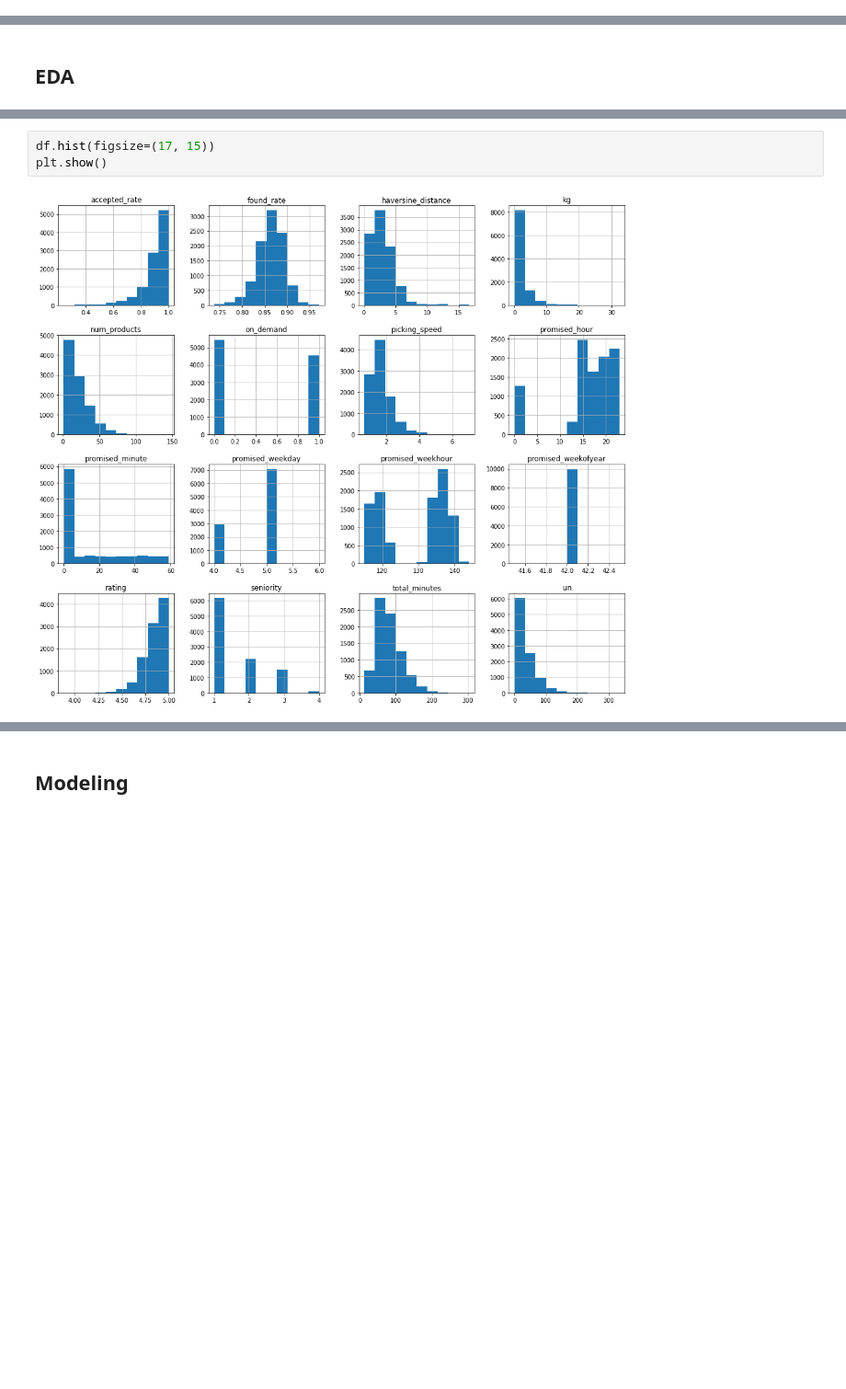
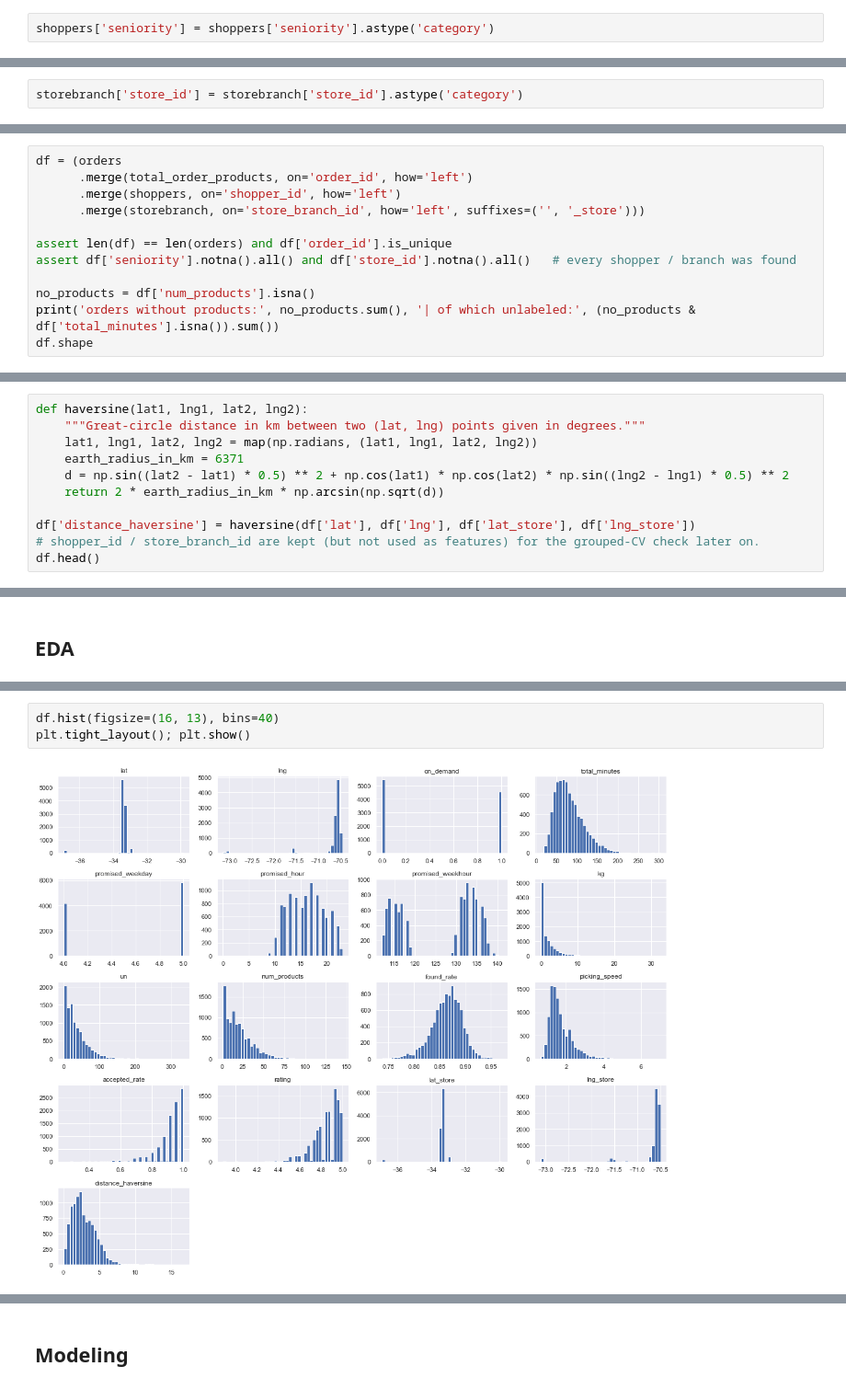
Before and after one commit to rodferro/shopper-time-prediction, a Jupyter notebook: case-ml.ipynb, the cells around one changed output, grey strips where cells are left out. Shown at 92% size. Cells and saved outputs as stored; diff of their text form; blank space fills up the shorter version.

```diff
--- a/case-ml.ipynb
+++ b/case-ml.ipynb
@@ -370,0 +178,2 @@ df.head()
+# %%
+shoppers['seniority'] = shoppers['seniority'].astype('category')
@@ -370,0 +199,2 @@ df.head()
+# %%
+storebranch['store_id'] = storebranch['store_id'].astype('category')
@@ -370,0 +208,12 @@ df.head()
+# %%
+df = (orders
+      .merge(total_order_products, on='order_id', how='left')
+      .merge(shoppers, on='shopper_id', how='left')
+      .merge(storebranch, on='store_branch_id', how='left', suffixes=('', '_store')))
+
+assert len(df) == len(orders) and df['order_id'].is_unique
+assert df['seniority'].notna().all() and df['store_id'].notna().all()   # every shopper / branch was found
+
+no_products = df['num_products'].isna()
+print('orders without products:', no_products.sum(), '| of which unlabeled:', (no_products & df['total_minutes'].isna()).sum())
+df.shape
@@ -370,0 +229,11 @@ df.head()
+# %%
+def haversine(lat1, lng1, lat2, lng2):
+    """Great-circle distance in km between two (lat, lng) points given in degrees."""
+    lat1, lng1, lat2, lng2 = map(np.radians, (lat1, lng1, lat2, lng2))
+    earth_radius_in_km = 6371
+    d = np.sin((lat2 - lat1) * 0.5) ** 2 + np.cos(lat1) * np.cos(lat2) * np.sin((lng2 - lng1) * 0.5) ** 2
+    return 2 * earth_radius_in_km * np.arcsin(np.sqrt(d))
+
+df['distance_haversine'] = haversine(df['lat'], df['lng'], df['lat_store'], df['lng_store'])
+# shopper_id / store_branch_id are kept (but not used as features) for the grouped-CV check later on.
+df.head()
@@ -375,5 +275,5 @@ df.head()
 # %%
-df.hist(figsize=(17, 15))
-plt.show()
+df.hist(figsize=(16, 13), bins=40)
+plt.tight_layout(); plt.show()
 # %% [output]
-[figure, old version]
+[figure, new version]
```
Also changed, not shown: parts of 151 cells of this notebook, 25 other files.
